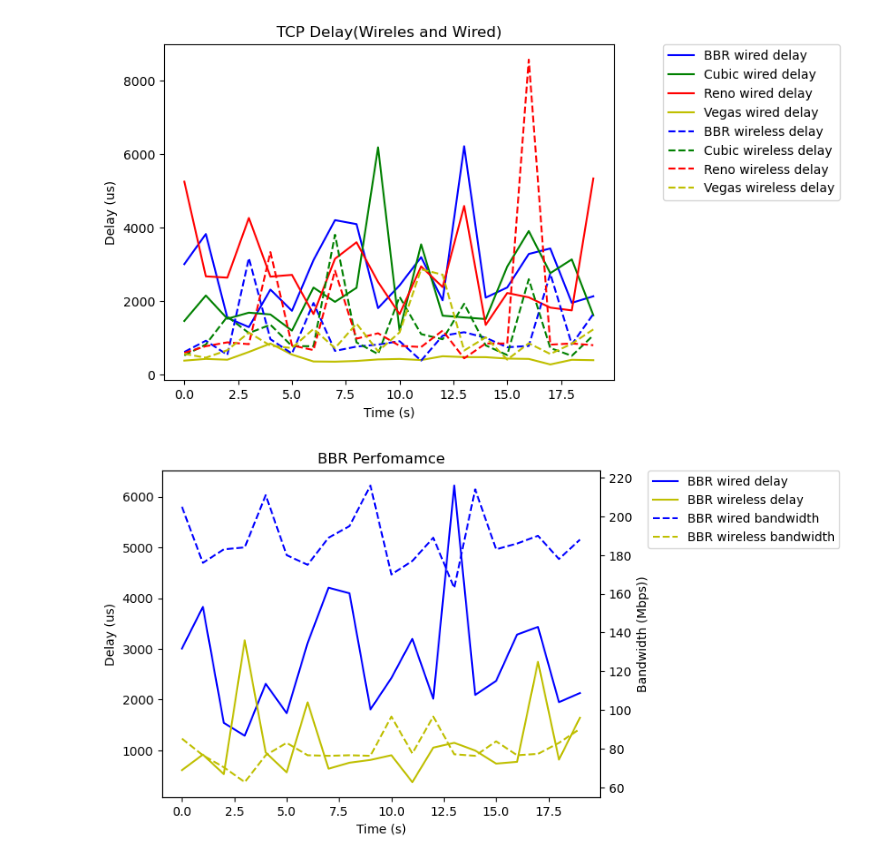
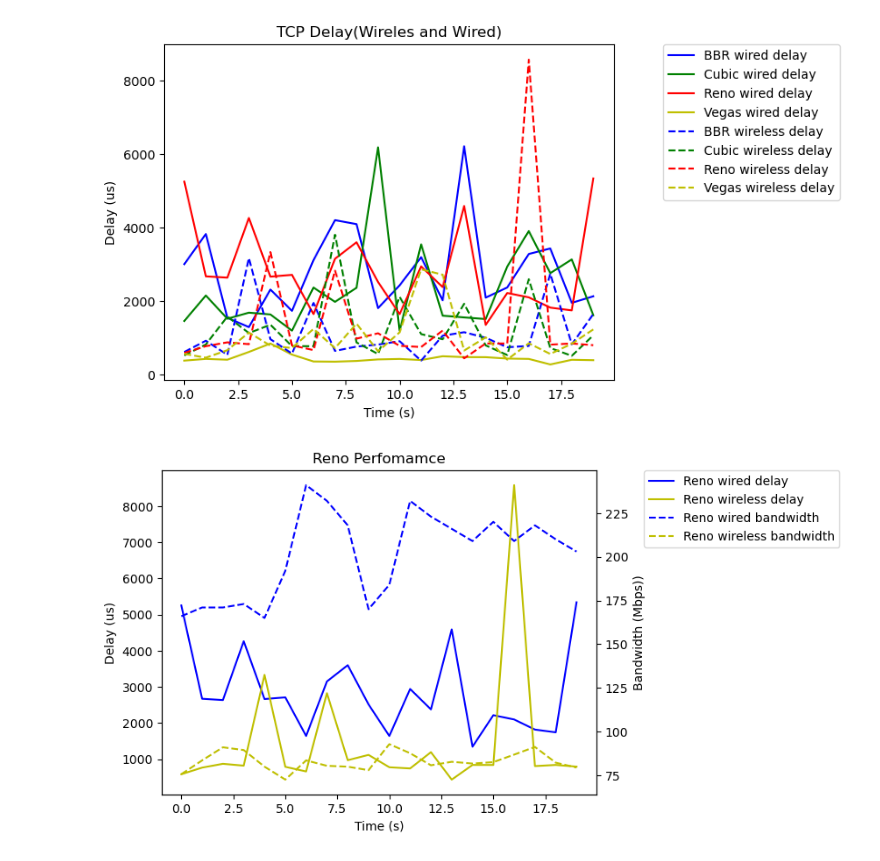
Before and after one commit to LarkLeeOnePiece/CSS244-ComputerNetwork, a Jupyter notebook: Asst2/Asst2.ipynb, the cells around one changed output. Drawn from its saved outputs; the diff is of its cells as text; code cells hidden in the pictures.

```diff
--- a/Asst2/Asst2.ipynb
+++ b/Asst2/Asst2.ipynb
@@ -787,36 +787,36 @@ import matplotlib.pyplot as plt
 
 # 创建x轴数据
 x = range(len(wired_rtt_bbr))
 
 # 创建图形和左侧的 bandwidth 轴
 fig, ax1 = plt.subplots()
 
 # 绘制无线和有线的 bandwidth 数据（左侧轴）
-ax1.plot(x, wired_rtt_bbr, 'b-', label='BBR wired delay')
-ax1.plot(x, wireless_rtt_bbr, 'y-', label='BBR wireless delay')
+ax1.plot(x, wired_rtt_reno, 'b-', label='Reno wired delay')
+ax1.plot(x, wireless_rtt_reno, 'y-', label='Reno wireless delay')
 ax1.set_xlabel('Time (s)')
 ax1.set_ylabel('Delay (us)', color='k')
 ax1.tick_params(axis='y')
 
 # 创建右侧的 Cwnd 轴
 ax2 = ax1.twinx()
-ax2.plot(x, wired_bbr_bandwidth_data, 'b--', label='BBR wired bandwidth')
-ax2.plot(x, wireless_bbr_bandwidth_data, 'y--', label='BBR wireless bandwidth')
+ax2.plot(x, wired_reno_bandwidth_data, 'b--', label='Reno wired bandwidth')
+ax2.plot(x, wireless_reno_bandwidth_data, 'y--', label='Reno wireless bandwidth')
 ax2.set_ylabel('Bandwidth (Mbps))', color='k')
 ax2.tick_params(axis='y')
 
 # 获取 ax1 和 ax2 中的所有线条和标签
 lines1, labels1 = ax1.get_legend_handles_labels()
 lines2, labels2 = ax2.get_legend_handles_labels()
 
 # 将所有线条和标签合并在一起传递给 plt.legend()
 plt.legend(lines1 + lines2, labels1 + labels2, loc=2, bbox_to_anchor=(1.11, 1.0), borderaxespad=0.)
 
 
 # 设置标题
-plt.title('BBR Perfomamce')
+plt.title('Reno Perfomamce')
 
 # 显示图形
 plt.show()
 # %% [output]
-[figure, old version]
+[figure, new version]
```
Also changed, not shown: 14 other files.
